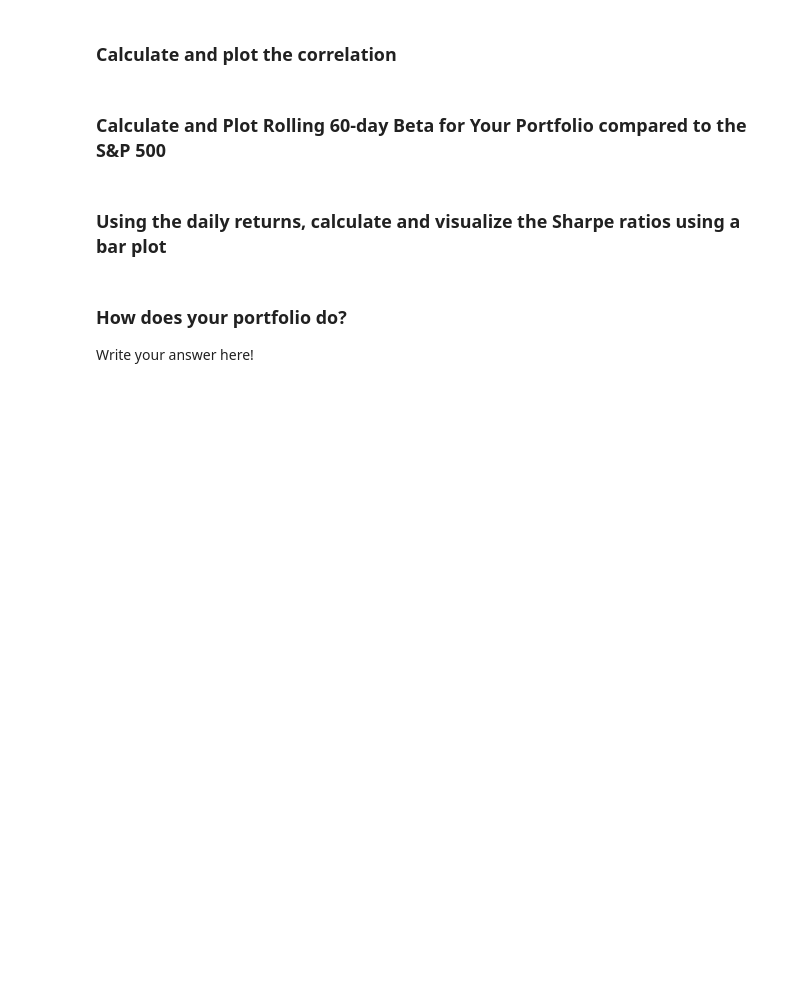
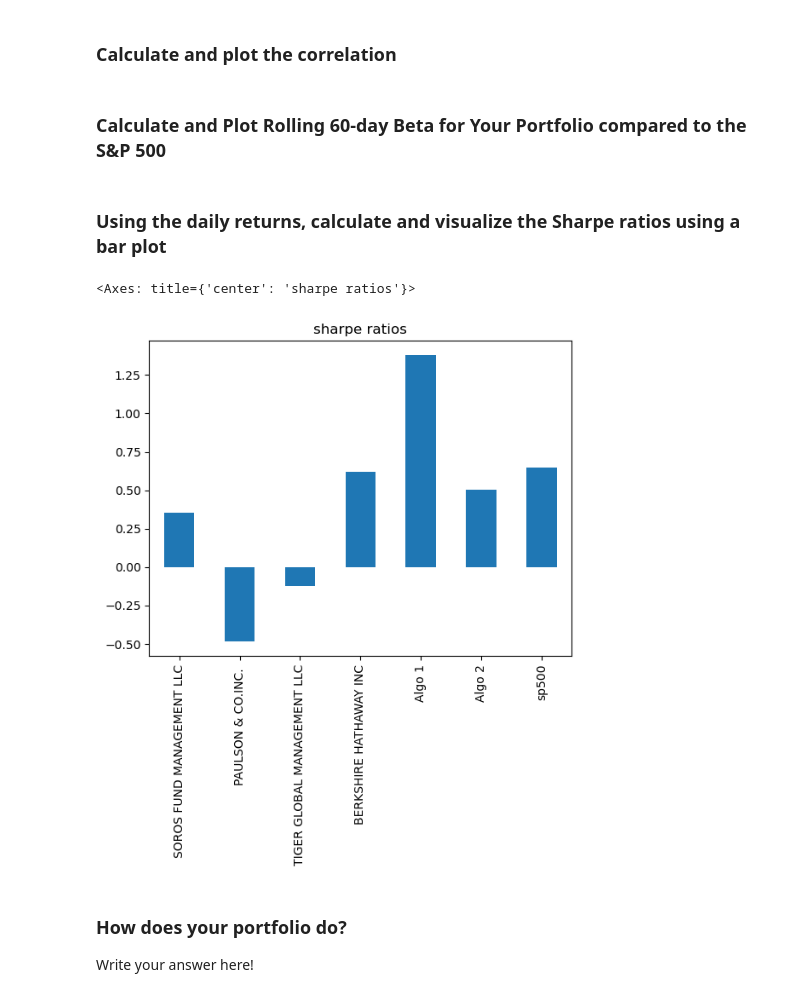
Before and after one commit to Marie462012/Portfolio-Analysis---A-Whale-Off, a Jupyter notebook: whale_analysis.ipynb, the cells around one changed output. Saved outputs shown, nothing was run; the diff lists cells and outputs as text; code cells hidden in the pictures; blank space fills up the shorter version.

```diff
--- a/whale_analysis.ipynb
+++ b/whale_analysis.ipynb
@@ -465,11 +503,0 @@ my_stocks
-# %%
-# Calculate daily returns
-my_stocks = my_stocks.pct_change()
-
-# Drop NAs
-my_stocks.dropna(inplace = True)
-my_stocks.head()
-
-#Display sample data
-
-my_stocks_daily_returns.sample()
@@ -490,8 +531,13 @@ my_portfolio_returns.head()
 ## Join your portfolio returns to the DataFrame that contains all of the portfolio returns
 # %%
 # Join your returns DataFrame to the original returns DataFrame
+portfolio_returns = pd.concat((my_portfolio_returns,df_daily), axis = 1, join = "inner")
+portfolio_returns.rename(columns = {0:"my_portfolio"}, inplace = True)
+portfolio_returns
 # %%
 # Only compare dates where return data exists for all the stocks (drop NaNs)
+portfolio_returns.dropna(inplace=True)
+portfolio_returns
 # %% [markdown]
 ## Re-run the risk analysis with your portfolio to see how it compares to the others
 # %% [markdown]
@@ -516,8 +571,14 @@ my_portfolio_returns.head()
 ### Using the daily returns, calculate and visualize the Sharpe ratios using a bar plot
 # %%
 # Calculate Annualized Sharpe Ratios
+trading_days = portfolio_returns.count()
+sharpe_ratios = portfolio_returns.mean()*trading_days/(portfolio_returns.std()*np.sqrt(trading_days))
 # %%
 # Visualize the sharpe ratios as a bar plot
+sharpe_ratios.plot(kind = 'bar', title = "sharpe ratios")
+# %% [output]
+<Axes: title={'center': 'sharpe ratios'}>
+[figure, added]
 # %% [markdown]
 ### How does your portfolio do?
 
```
Also changed, not shown: parts of 21 cells of this notebook.
